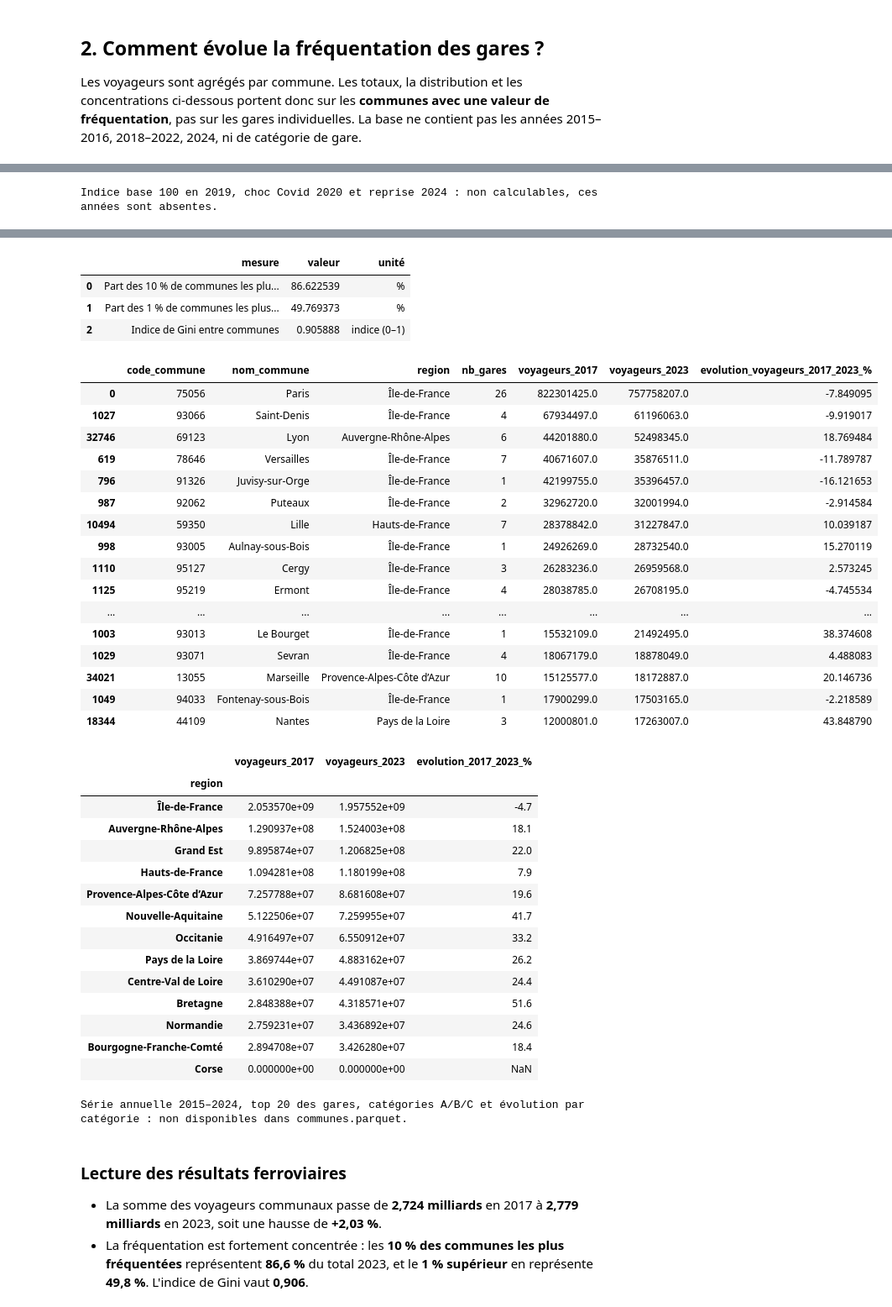
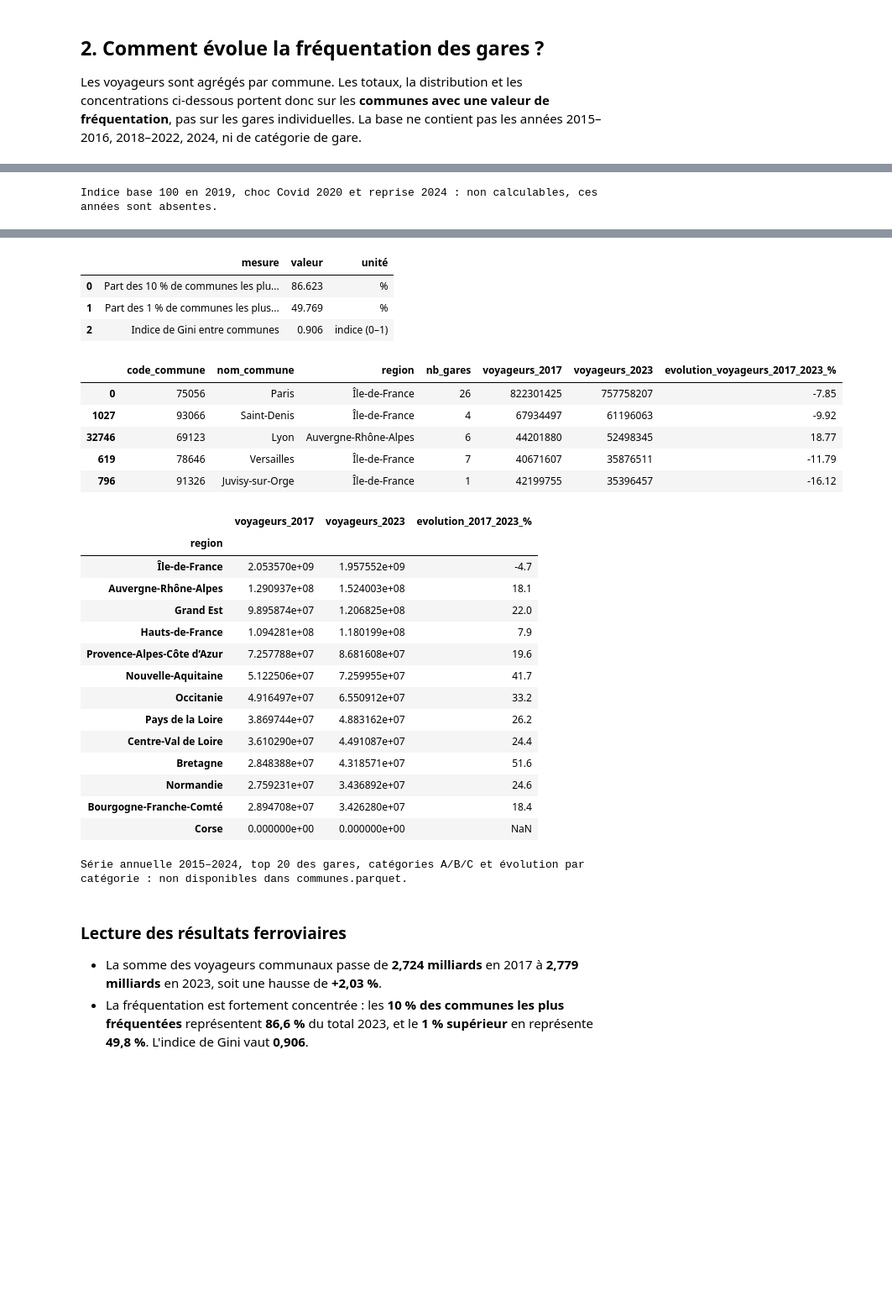
Before and after one commit to eleonoresamson3-alt/le-rail-suit-il-la-France-qui-grandit-, a Jupyter notebook: notebooks/analyse_mobilites_population.ipynb, the cells around one changed output, grey strips where cells are left out. Shown at 84% size. Drawn from its saved outputs; the diff is of its cells as text; code cells hidden in the pictures; blank space fills up the shorter version.

```diff
--- a/notebooks/analyse_mobilites_population.ipynb
+++ b/notebooks/analyse_mobilites_population.ipynb
@@ -384,24 +382,16 @@ totaux_voyageurs = pd.DataFrame({
     'voyageurs (somme des communes renseignées)': [d[f'voyageurs_{annee}'].sum() for annee in annees_voyageurs],
     'communes renseignées': [d[f'voyageurs_{annee}'].notna().sum() for annee in annees_voyageurs],
 })
-display(totaux_voyageurs)
+display(arrondir_tableau(totaux_voyageurs))
 print('Indice base 100 en 2019, choc Covid 2020 et reprise 2024 : non calculables, ces années sont absentes.')
 
 voyageurs_2023 = d.loc[d['voyageurs_2023'].notna(), 'voyageurs_2023']
-display(voyageurs_2023.describe(percentiles=[0.05, 0.25, 0.5, 0.75, 0.95]).rename({
+display(arrondir_tableau(voyageurs_2023.describe(percentiles=[0.05, 0.25, 0.5, 0.75, 0.95]).rename({
     'mean': 'moyenne', 'std': 'écart-type', 'min': 'minimum', '5%': 'P5',
     '25%': 'P25', '50%': 'médiane', '75%': 'P75', '95%': 'P95', 'max': 'maximum',
-}).to_frame('voyageurs par commune en 2023'))
+}).to_frame('voyageurs par commune en 2023')))
 
 # Étape 2 — définir la concentration à partir des communes, pas des gares.
-def indice_gini(valeurs):
-    # La formule s'applique à des volumes non négatifs ; les communes sans valeur sont retirées.
-    x = np.sort(pd.Series(valeurs).dropna().to_numpy(dtype=float))
-    if len(x) == 0 or np.any(x < 0) or x.sum() == 0:
-        return np.nan
-    rangs = np.arange(1, len(x) + 1)
-    return float((2 * np.sum(rangs * x) / (len(x) * x.sum())) - (len(x) + 1) / len(x))
-
 volumes = voyageurs_2023
 volumes_tries = volumes.sort_values(ascending=False)
 total_volumes = volumes_tries.sum()
@@ -416,7 +406,7 @@ concentration = pd.DataFrame({
 })
 concentration.loc[0:1, 'valeur'] *= 100
 concentration['unité'] = ['%', '%', 'indice (0–1)']
-display(concentration)
+display(arrondir_tableau(concentration, decimales=3))
 
 # Étape 4 — mesurer la variation relative communale sur six ans.
 d['evolution_voyageurs_2017_2023_%'] = np.where(
@@ -427,11 +417,11 @@ d['croissance_voyageurs_an_%'] = np.where(
     d['voyageurs_2017'].gt(0) & d['voyageurs_2023'].ge(0),
     ((d['voyageurs_2023'] / d['voyageurs_2017']) ** (1 / 6) - 1) * 100, np.nan,
 )
-top_communes_rail = d[d['voyageurs_2023'].notna()].nlargest(20, 'voyageurs_2023')
-display(top_communes_rail[[
+top_communes_rail = d[d['voyageurs_2023'].notna()].nlargest(5, 'voyageurs_2023')
+display(arrondir_tableau(top_communes_rail[[
     'code_commune', 'nom_commune', 'region', 'nb_gares', 'voyageurs_2017',
     'voyageurs_2023', 'evolution_voyageurs_2017_2023_%',
-]])
+]]))
 
 rail_regions = d.groupby('region').agg(
     voyageurs_2017=('voyageurs_2017', 'sum'), voyageurs_2023=('voyageurs_2023', 'sum')
@@ -458,24 +448,13 @@ Indice base 100 en 2019, choc Covid 2020 et reprise 2024 : non calculables, ces
 |  | mesure | valeur | unité |
-| 0 | Part des 10 % de communes les plu... | 86.622539 | % |
-| 1 | Part des 1 % de communes les plus... | 49.769373 | % |
-| 2 | Indice de Gini entre communes | 0.905888 | indice (0–1) |
+| 0 | Part des 10 % de communes les plu... | 86.623 | % |
+| 1 | Part des 1 % de communes les plus... | 49.769 | % |
+| 2 | Indice de Gini entre communes | 0.906 | indice (0–1) |
 |  | code_commune | nom_commune | region | nb_gares | voyageurs_2017 | voyageurs_2023 | evolution_voyageurs_2017_2023_% |
-| 0 | 75056 | Paris | Île-de-France | 26 | 822301425.0 | 757758207.0 | -7.849095 |
-| 1027 | 93066 | Saint-Denis | Île-de-France | 4 | 67934497.0 | 61196063.0 | -9.919017 |
-| 32746 | 69123 | Lyon | Auvergne-Rhône-Alpes | 6 | 44201880.0 | 52498345.0 | 18.769484 |
-| 619 | 78646 | Versailles | Île-de-France | 7 | 40671607.0 | 35876511.0 | -11.789787 |
-| 796 | 91326 | Juvisy-sur-Orge | Île-de-France | 1 | 42199755.0 | 35396457.0 | -16.121653 |
-| 987 | 92062 | Puteaux | Île-de-France | 2 | 32962720.0 | 32001994.0 | -2.914584 |
-| 10494 | 59350 | Lille | Hauts-de-France | 7 | 28378842.0 | 31227847.0 | 10.039187 |
-| 998 | 93005 | Aulnay-sous-Bois | Île-de-France | 1 | 24926269.0 | 28732540.0 | 15.270119 |
-| 1110 | 95127 | Cergy | Île-de-France | 3 | 26283236.0 | 26959568.0 | 2.573245 |
-| 1125 | 95219 | Ermont | Île-de-France | 4 | 28038785.0 | 26708195.0 | -4.745534 |
-| ... | ... | ... | ... | ... | ... | ... | ... |
-| 1003 | 93013 | Le Bourget | Île-de-France | 1 | 15532109.0 | 21492495.0 | 38.374608 |
-| 1029 | 93071 | Sevran | Île-de-France | 4 | 18067179.0 | 18878049.0 | 4.488083 |
-| 34021 | 13055 | Marseille | Provence-Alpes-Côte d’Azur | 10 | 15125577.0 | 18172887.0 | 20.146736 |
-| 1049 | 94033 | Fontenay-sous-Bois | Île-de-France | 1 | 17900299.0 | 17503165.0 | -2.218589 |
-| 18344 | 44109 | Nantes | Pays de la Loire | 3 | 12000801.0 | 17263007.0 | 43.848790 |
+| 0 | 75056 | Paris | Île-de-France | 26 | 822301425 | 757758207 | -7.85 |
+| 1027 | 93066 | Saint-Denis | Île-de-France | 4 | 67934497 | 61196063 | -9.92 |
+| 32746 | 69123 | Lyon | Auvergne-Rhône-Alpes | 6 | 44201880 | 52498345 | 18.77 |
+| 619 | 78646 | Versailles | Île-de-France | 7 | 40671607 | 35876511 | -11.79 |
+| 796 | 91326 | Juvisy-sur-Orge | Île-de-France | 1 | 42199755 | 35396457 | -16.12 |
 |  | voyageurs_2017 | voyageurs_2023 | evolution_2017_2023_% |
 | region |  |  |  |
 | Île-de-France | 2.053570e+09 | 1.957552e+09 | -4.7 |
```
Also changed, not shown: parts of 16 cells of this notebook, 2 other files.
